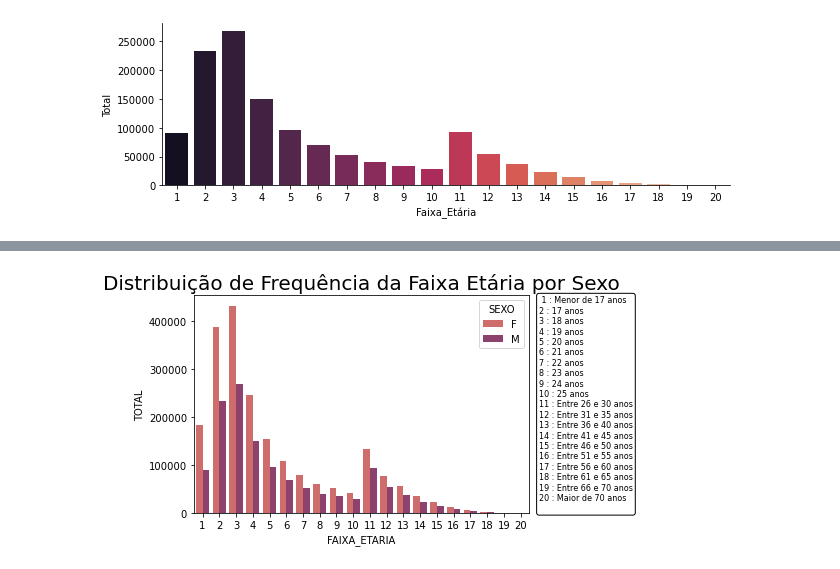
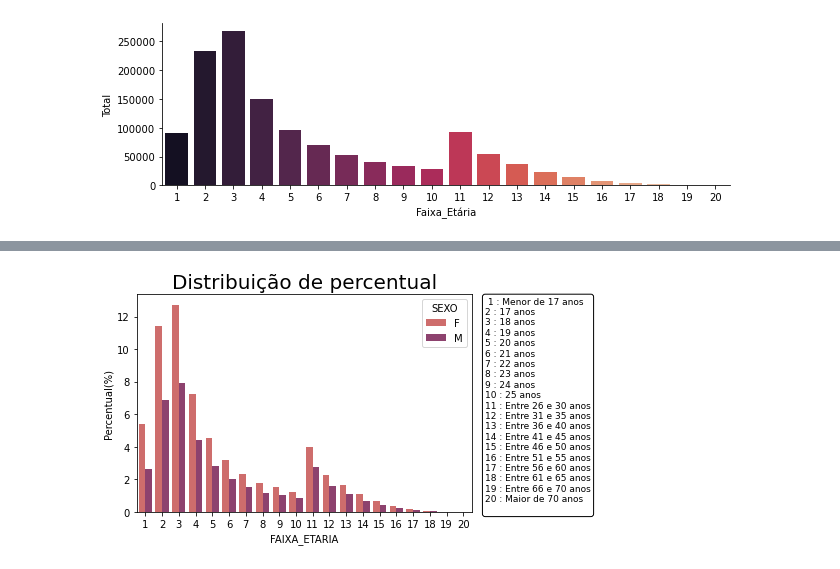
Before and after one commit to DavidADSCX/Explora-o-dos-Dados-do-Enem-2021, a Jupyter notebook: Projeto 1.ipynb, the cells around one changed output, grey strips where cells are left out. Drawn from its saved outputs; the diff is of its cells as text; code cells hidden in the pictures.

```diff
--- a/Projeto 1.ipynb
+++ b/Projeto 1.ipynb
@@ -245,6 +275,5 @@ sns.catplot(x = 'Faixa_Etária', y = 'Total', kind = 'bar', data= Contagem_sexo_
 <seaborn.axisgrid.FacetGrid at 0x...>
 [figure]
 # %%
-Contagem_sexo = faixaetaria_sexo.value_counts().to_frame().reset_index()
-Contagem_sexo.columns = ['FAIXA_ETARIA','SEXO','TOTAL']
-Contagem_sexo
+Contagem_sexo = (faixaetaria_sexo.value_counts(normalize = True)*100).to_frame().reset_index().round(2)
+Contagem_sexo.columns = ['FAIXA_ETARIA','SEXO','Percentual(%)']
@@ -273,16 +284,16 @@ dict_faixa_etaria = {1:'Menor de 17 anos', 2:'17 anos', 3:'18 anos', 4:'19 anos'
 16:'Entre 51 e 55 anos', 17:'Entre 56 e 60 anos', 18:'Entre 61 e 65 anos',19:'Entre 66 e 70 anos',
 20:'Maior de 70 anos'}
 # %%
-ax = sns.barplot(data=Contagem_sexo, x='FAIXA_ETARIA', y='TOTAL', hue='SEXO',palette = 'flare')
-ax.set_title("Distribuição de Frequência da Faixa Etária por Sexo", fontsize = 20)
+ax = sns.barplot(data=Contagem_sexo, x='FAIXA_ETARIA', y='Percentual(%)', hue='SEXO',palette = 'flare')
+ax.set_title("Distribuição de percentual", fontsize = 20)
 
 
 textdict = " "
 for key,value in dict_faixa_etaria.items():
     textdict = textdict + "{k} : {v}\n".format(k=key,v=value)
 
-ax.text(1.03, 0.01, textdict, transform=ax.transAxes, fontsize = 8, color = 'black',
+ax.text(1.04, -0.00, textdict, transform=ax.transAxes, fontsize = 9, color = 'black',
        bbox = {'boxstyle': 'round', 'facecolor': 'white', 'alpha': 1})
 ax=ax
 # %% [output]
-[figure, old version]
+[figure, new version]
```
Also changed, not shown: parts of 109 cells of this notebook.
